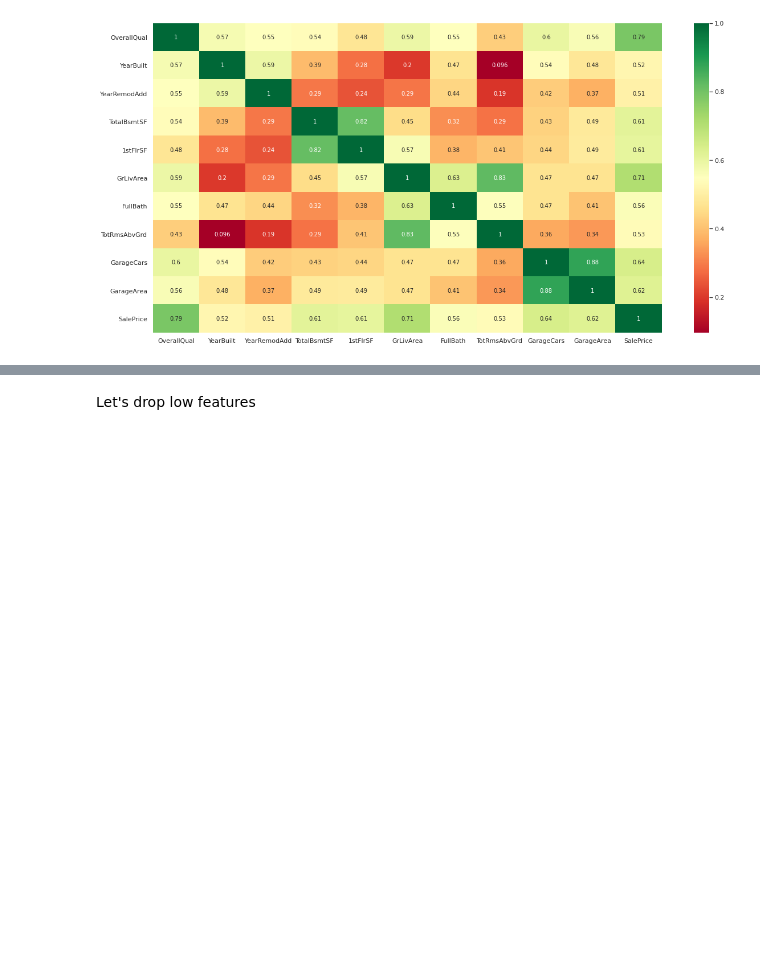
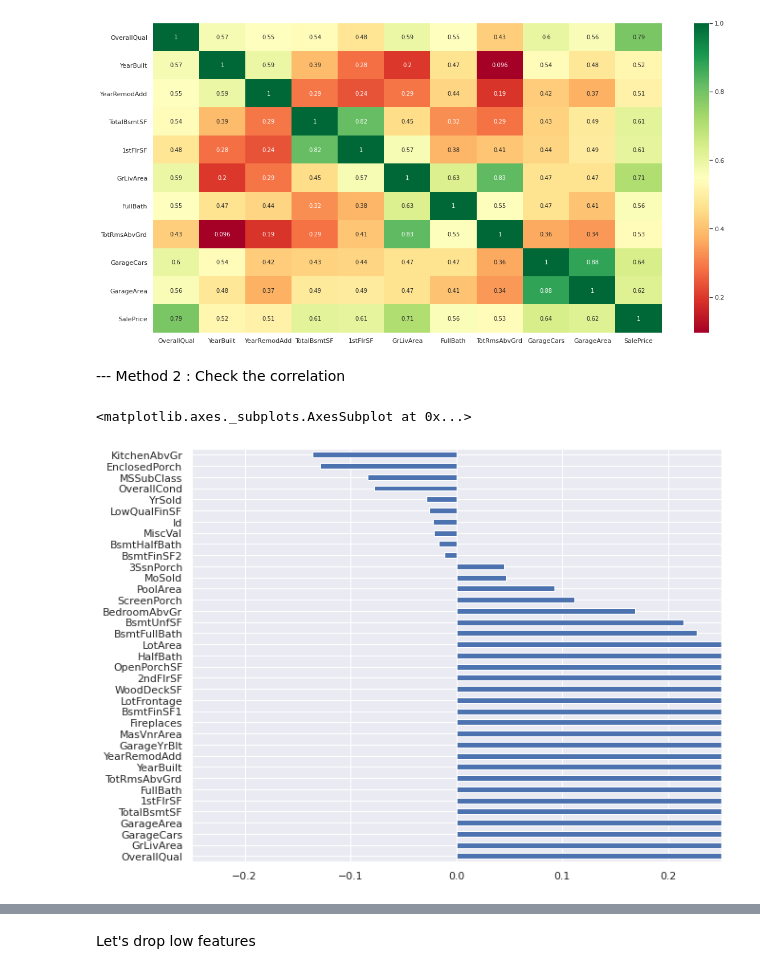
Before and after one commit to Aboubacar2012/ML_Project, a Jupyter notebook: housing.ipynb, the cells around one changed output, grey strips where cells are left out. Drawn from its saved outputs; the diff is of its cells as text; code cells hidden in the pictures; blank space fills up the shorter version.

```diff
--- a/housing.ipynb
+++ b/housing.ipynb
@@ -402,3 +402,20 @@ plt.figure(figsize=(20,10))
 g=sns.heatmap(df_train[top_corr_features].corr(), annot=True, cmap="RdYlGn")
 # %% [output]
 [figure]
+# %% [markdown]
+--- Method 2 : Check the correlation
+# %%
+df_train['SalePrice']=df_train.SalePrice
+# %%
+sale_price_correlation=df_train.corr()
+# %%
+fig, ax = plt.subplots(figsize=(10, 8))
+(sale_price_correlation
+  .SalePrice
+  .drop('SalePrice')
+  .sort_values(ascending=False)
+  .plot
+  .barh(xlim=((-.25, .25))))
+# %% [output]
+<matplotlib.axes._subplots.AxesSubplot at 0x...>
+[figure, added]
```
Also changed, not shown: parts of 46 cells of this notebook.
